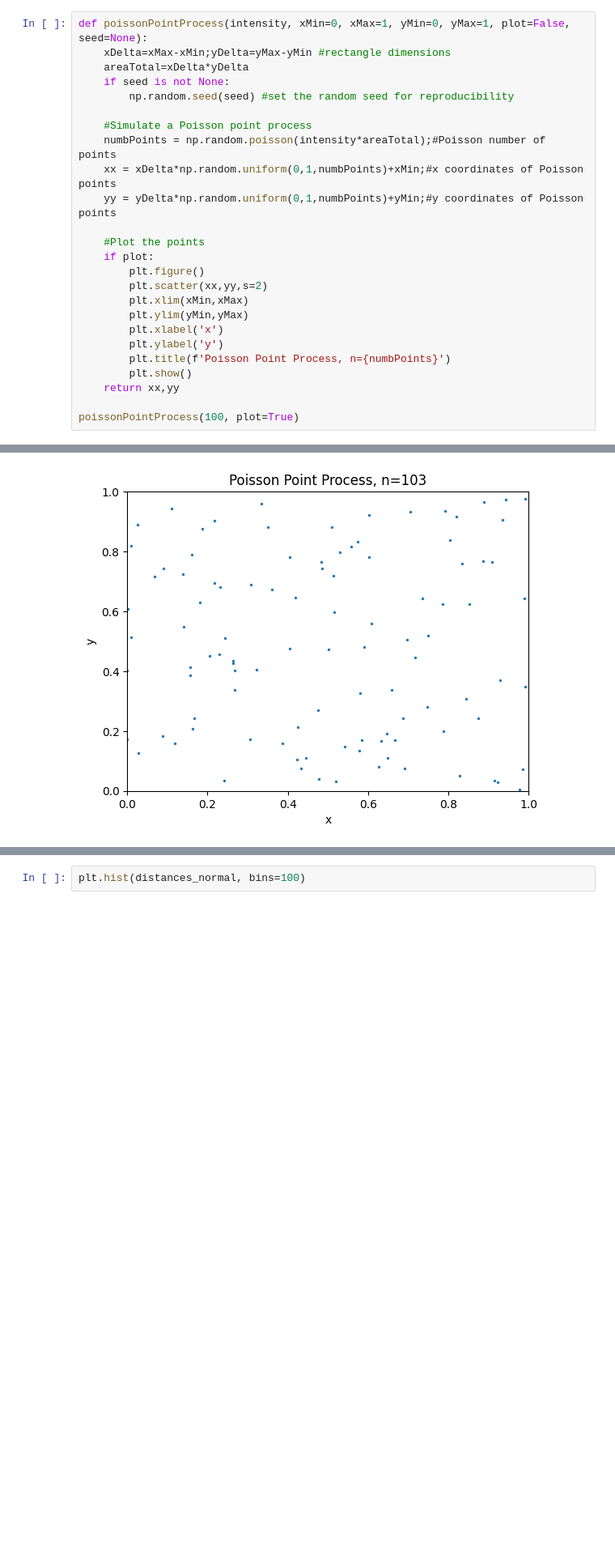
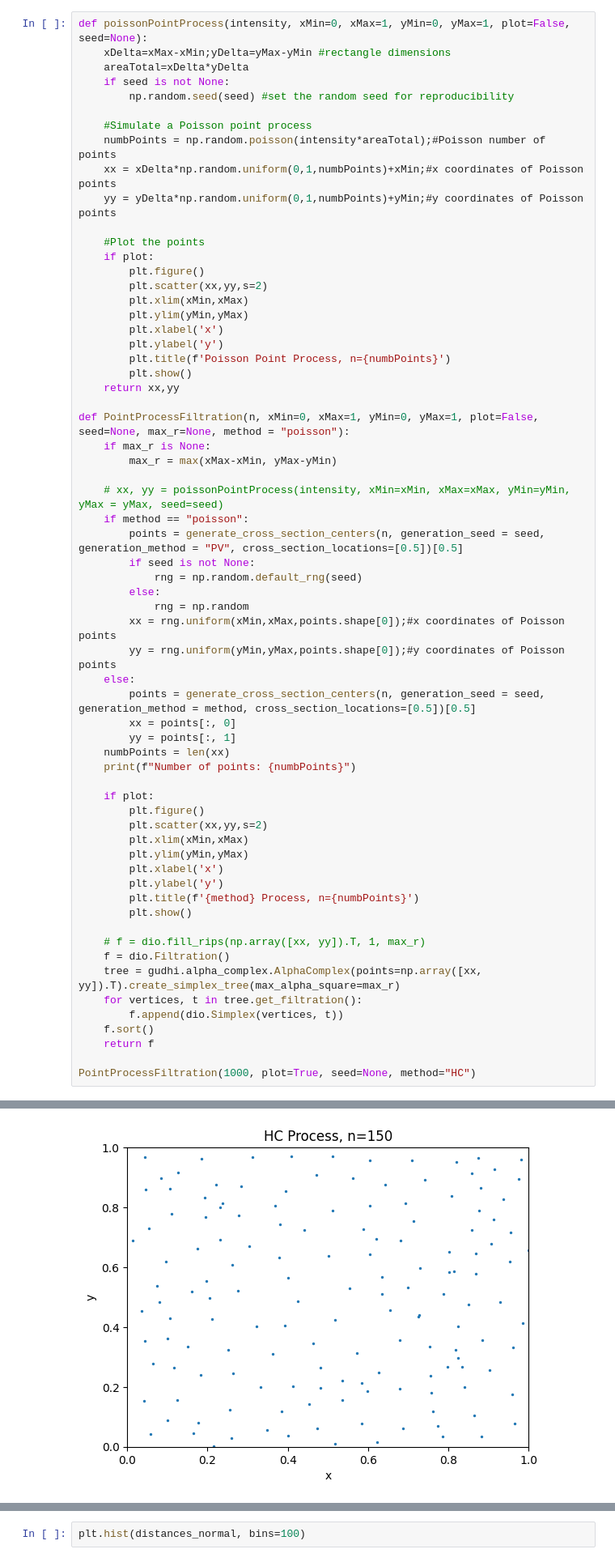
Before and after one commit to siroj99/Master_thesis, a Jupyter notebook: code/Point_Processes.ipynb, the cells around one changed output, grey strips where cells are left out. Shown at 81% size. Saved outputs shown, nothing was run; the diff lists cells and outputs as text; blank space fills up the shorter version.

```diff
--- a/code/Point_Processes.ipynb
+++ b/code/Point_Processes.ipynb
@@ -30,5 +55,43 @@ def poissonPointProcess(intensity, xMin=0, xMax=1, yMin=0, yMax=1, plot=False, s
         plt.show()
     return xx,yy
 
-poissonPointProcess(100, plot=True)
+def PointProcessFiltration(n, xMin=0, xMax=1, yMin=0, yMax=1, plot=False, seed=None, max_r=None, method = "poisson"):
+    if max_r is None:
+        max_r = max(xMax-xMin, yMax-yMin)
+
+    # xx, yy = poissonPointProcess(intensity, xMin=xMin, xMax=xMax, yMin=yMin, yMax = yMax, seed=seed)
+    if method == "poisson":
+        points = generate_cross_section_centers(n, generation_seed = seed, generation_method = "PV", cross_section_locations=[0.5])[0.5]
+        if seed is not None:
+            rng = np.random.default_rng(seed)
+        else:
+            rng = np.random
+        xx = rng.uniform(xMin,xMax,points.shape[0]);#x coordinates of Poisson points
+        yy = rng.uniform(yMin,yMax,points.shape[0]);#y coordinates of Poisson points
+    else:
+        points = generate_cross_section_centers(n, generation_seed = seed, generation_method = method, cross_section_locations=[0.5])[0.5]
+        xx = points[:, 0]
+        yy = points[:, 1]
+    numbPoints = len(xx)
+    print(f"Number of points: {numbPoints}")
+
+    if plot:
+        plt.figure()
+        plt.scatter(xx,yy,s=2)
+        plt.xlim(xMin,xMax)
+        plt.ylim(yMin,yMax)
+        plt.xlabel('x')
+        plt.ylabel('y')
+        plt.title(f'{method} Process, n={numbPoints}')
+        plt.show()
+
+    # f = dio.fill_rips(np.array([xx, yy]).T, 1, max_r)
+    f = dio.Filtration()
+    tree = gudhi.alpha_complex.AlphaComplex(points=np.array([xx, yy]).T).create_simplex_tree(max_alpha_square=max_r)
+    for vertices, t in tree.get_filtration():
+        f.append(dio.Simplex(vertices, t))
+    f.sort()
+    return f
+
+PointProcessFiltration(1000, plot=True, seed=None, method="HC")
 # %% [output]
@@ -35 +101 @@ poissonPointProcess(100, plot=True)
-[figure, old version]
+[figure, new version]
```
Also changed, not shown: parts of 16 cells of this notebook, 31 other files.
